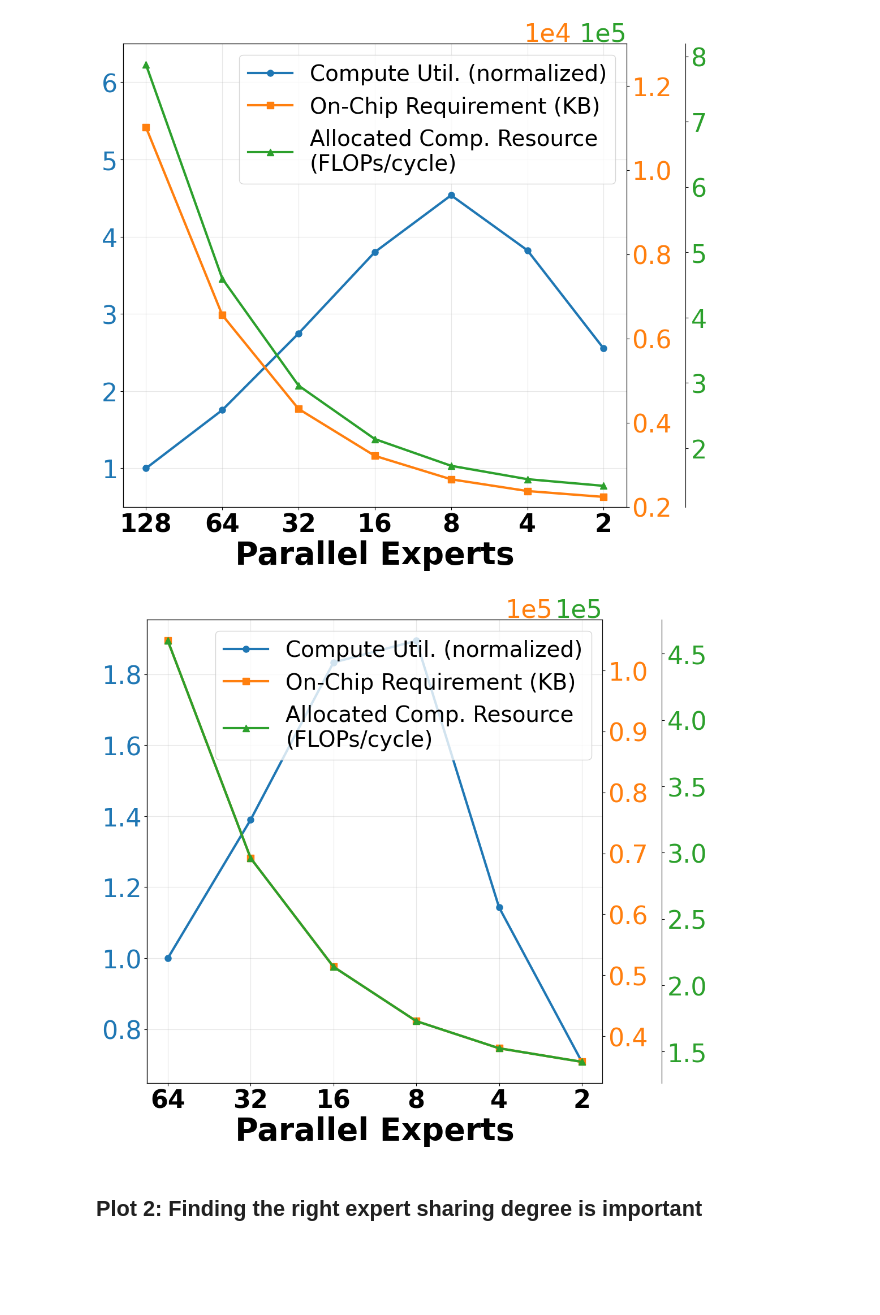
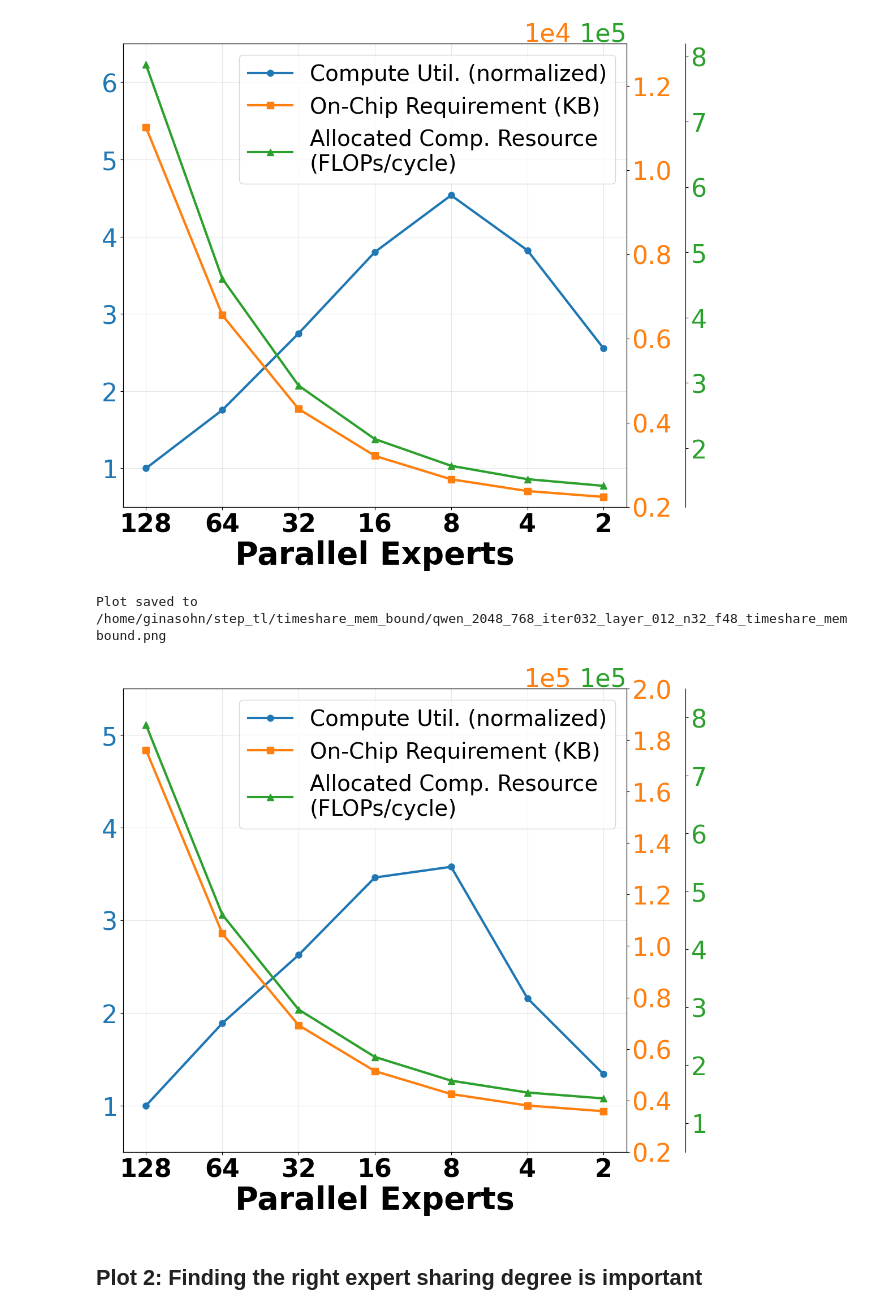
Before and after one commit to gina7484/step_artifact, a Jupyter notebook: timeshare_mem_bound/timeshare_membound_vis.ipynb, the cells around one changed output. Cells and saved outputs as stored; diff of their text form; code cells hidden in the pictures; blank space fills up the shorter version.

Commit message:
add visualization for membound

```diff
--- a/timeshare_mem_bound/timeshare_membound_vis.ipynb
+++ b/timeshare_mem_bound/timeshare_membound_vis.ipynb
@@ -179,19 +179,20 @@ Plot saved to /home/ginasohn/step_tl/timeshare_mem_bound/qwen_128_96_iter032_lay
 # %%
 csv_file = "/home/ginasohn/step_tl/timeshare_mem_bound/combined_qwen_2048_768_iter032_layer_012_n32_f48_timeshare_membound.csv"
 output_file = "/home/ginasohn/step_tl/timeshare_mem_bound/qwen_2048_768_iter032_layer_012_n32_f48_timeshare_membound.pdf"
-output_file = None
+# output_file = None
 
 utilization_scale = None
 on_chip_scale = None
 allocated_flops_scale = None
 
-# utilization_scale = (0.5,6.5) # off-chip traffic
-# on_chip_scale = (0.2*1e4,1.3*1e4) # on-chip requirement
-# allocated_flops_scale = (0,4*1e6) # cycles
+utilization_scale = (0.5,5.5) # off-chip traffic
+on_chip_scale = (0.2*1e5,2*1e5) # on-chip requirement
+allocated_flops_scale = (0.5*1e5,8.5*1e5) # cycles
 
 timeshare_utilization(csv_file, output_file=output_file, utilization_scale=utilization_scale, on_chip_scale=on_chip_scale, allocated_flops_scale=allocated_flops_scale)
 # %% [output]
+Plot saved to /home/ginasohn/step_tl/timeshare_mem_bound/qwen_2048_768_iter032_layer_012_n32_f48_timeshare_membound.png
-[figure, old version]
+[figure, new version]
 # %% [markdown]
 ## Plot 2: Finding the right expert sharing degree is important
 # %%
```
Also changed, not shown: parts of 1 cell of this notebook.
